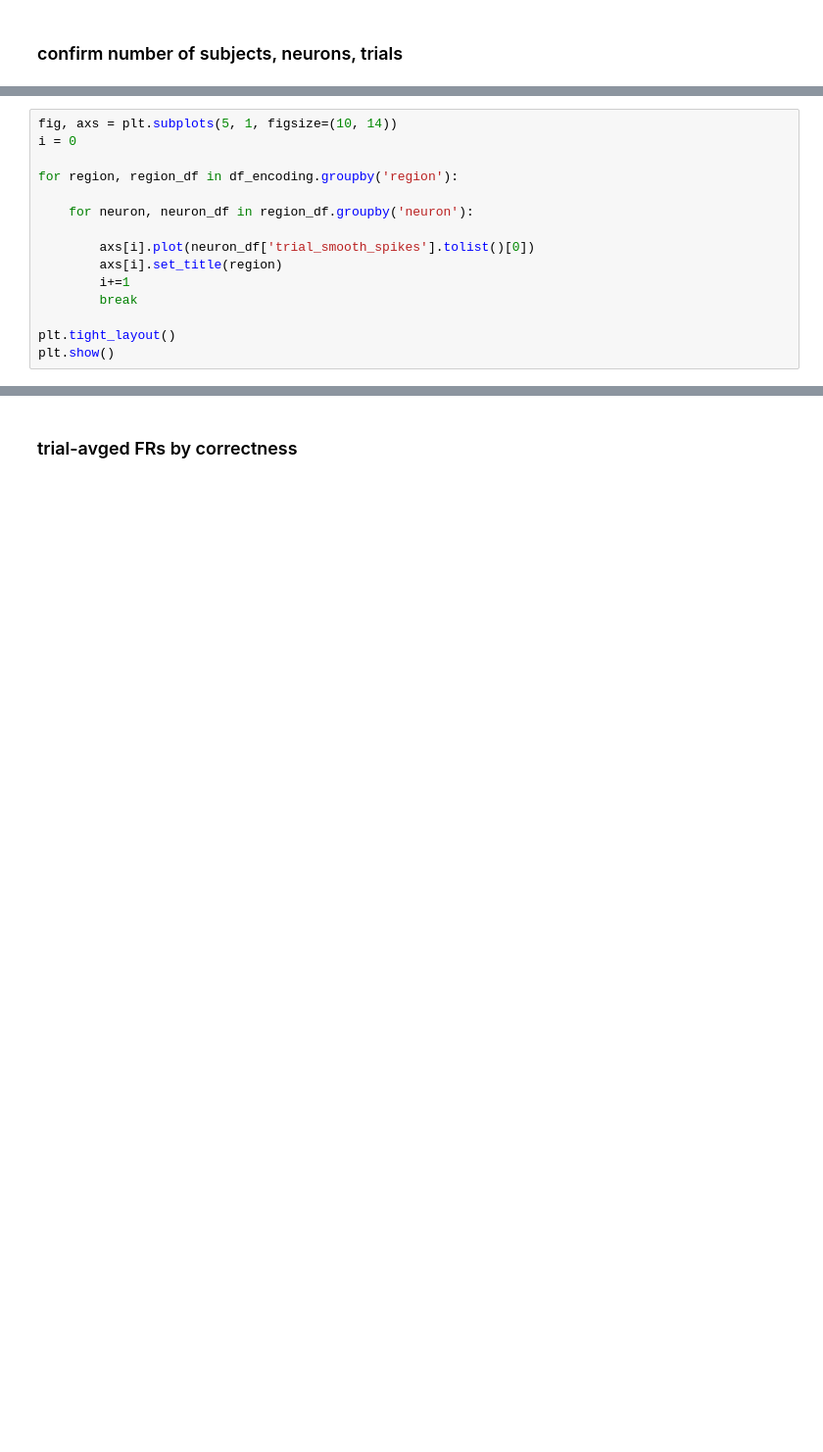
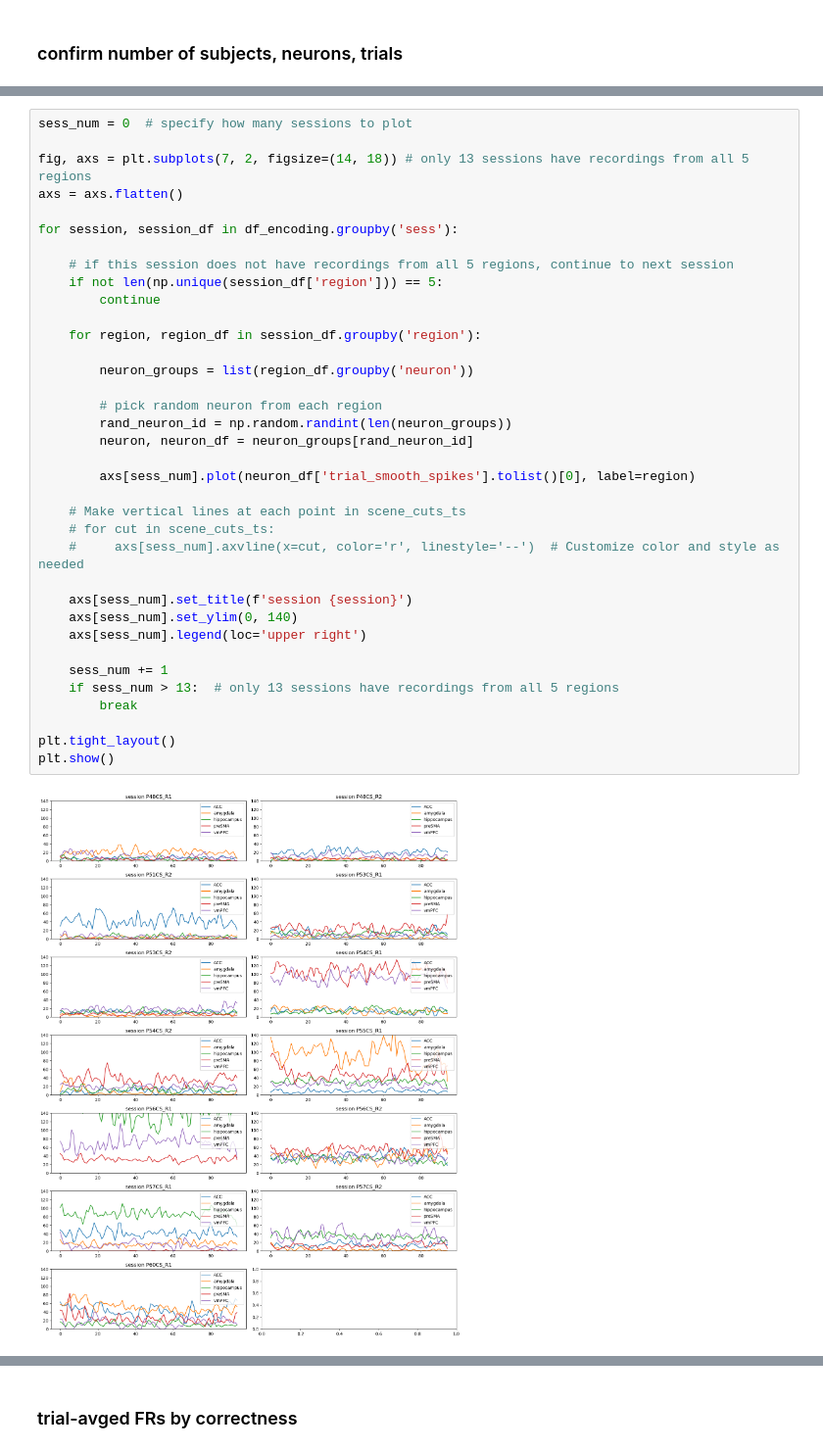
Before and after one commit to NuttidaLab/movie_analysis, a Jupyter notebook: encoding_analyses.ipynb, the cells around one changed output, grey strips where cells are left out. Shown at 98% size. Saved outputs shown, nothing was run; the diff lists cells and outputs as text; blank space fills up the shorter version.

```diff
--- a/encoding_analyses.ipynb
+++ b/encoding_analyses.ipynb
@@ -83,15 +20,0 @@ plt.show()
-# %%
-fig, axs = plt.subplots(5, 1, figsize=(10, 14))
-i = 0
-
-for region, region_df in df_encoding.groupby('region'):
-
-    for neuron, neuron_df in region_df.groupby('neuron'):
-
-        axs[i].plot(neuron_df['trial_smooth_spikes'].tolist()[0])
-        axs[i].set_title(region)
-        i+=1
-        break
-
-plt.tight_layout()
-plt.show()
@@ -117,0 +71,38 @@ plt.show()
+# %%
+sess_num = 0  # specify how many sessions to plot
+
+fig, axs = plt.subplots(7, 2, figsize=(14, 18)) # only 13 sessions have recordings from all 5 regions
+axs = axs.flatten()
+
+for session, session_df in df_encoding.groupby('sess'):
+
+    # if this session does not have recordings from all 5 regions, continue to next session
+    if not len(np.unique(session_df['region'])) == 5:
+        continue
+
+    for region, region_df in session_df.groupby('region'):
+
+        neuron_groups = list(region_df.groupby('neuron'))
+
+        # pick random neuron from each region
+        rand_neuron_id = np.random.randint(len(neuron_groups))
+        neuron, neuron_df = neuron_groups[rand_neuron_id]
+
+        axs[sess_num].plot(neuron_df['trial_smooth_spikes'].tolist()[0], label=region)
+
+    # Make vertical lines at each point in scene_cuts_ts
+    # for cut in scene_cuts_ts:
+    #     axs[sess_num].axvline(x=cut, color='r', linestyle='--')  # Customize color and style as needed
+
+    axs[sess_num].set_title(f'session {session}')
+    axs[sess_num].set_ylim(0, 140)
+    axs[sess_num].legend(loc='upper right')
+
+    sess_num += 1
+    if sess_num > 13:  # only 13 sessions have recordings from all 5 regions
+        break
+
+plt.tight_layout()
+plt.show()
+# %% [output]
+[figure, added]
```
Also changed, not shown: parts of 19 cells of this notebook, 4 other files.
